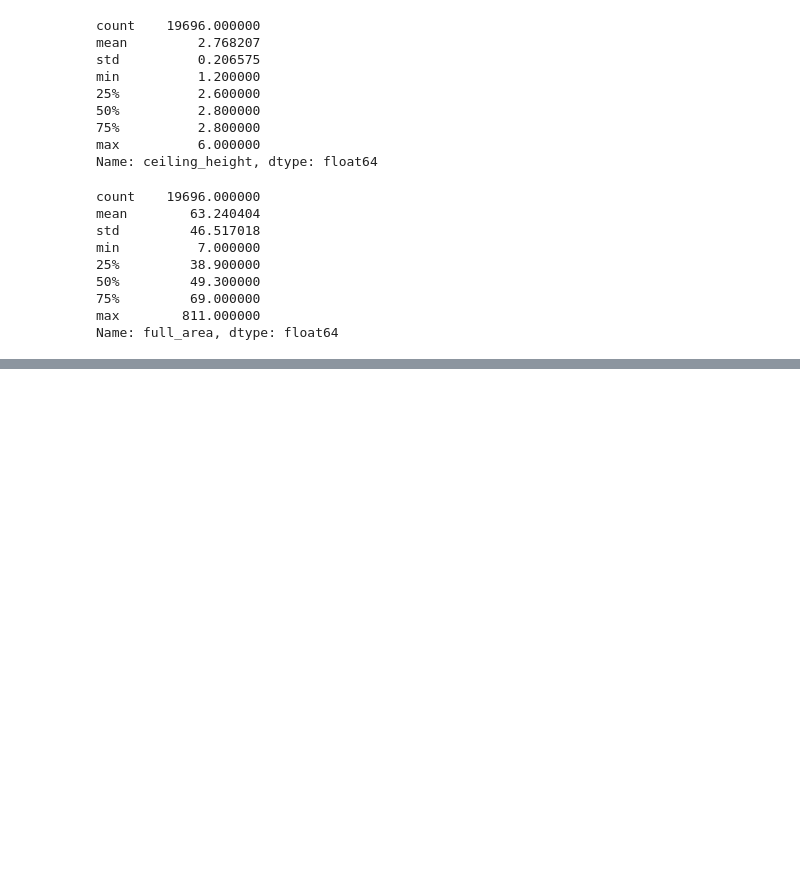
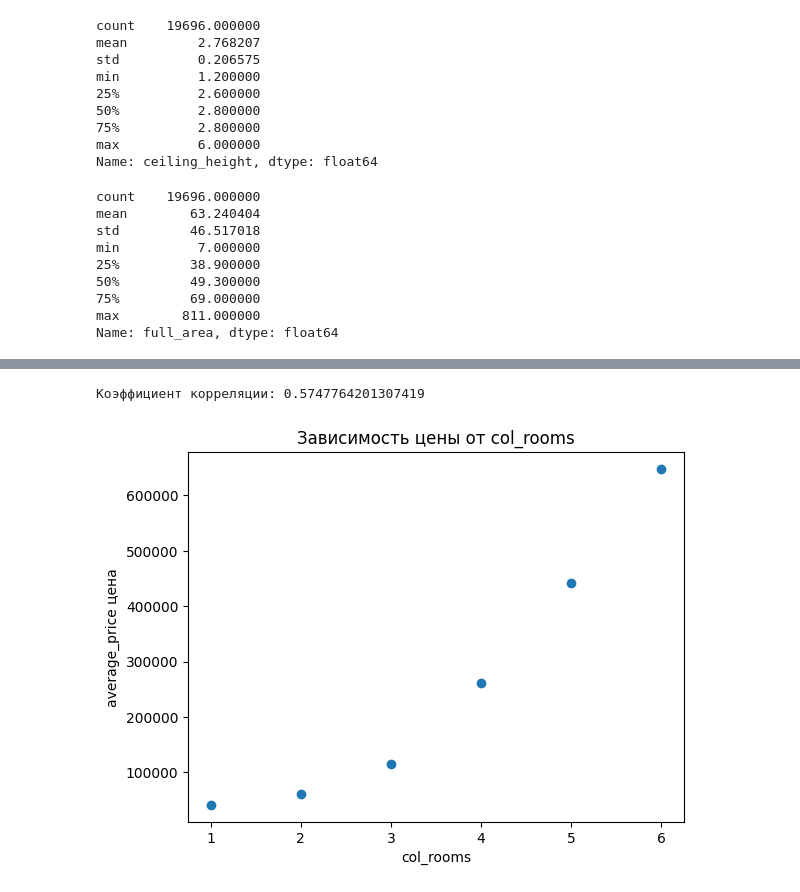
Before and after one commit to romnatall/real_estate_EDA, a Jupyter notebook: preprocessing.ipynb, the cells around one changed output, grey strips where cells are left out. Cells and saved outputs as stored; diff of their text form; code cells hidden in the pictures; blank space fills up the shorter version.

```diff
--- a/preprocessing.ipynb
+++ b/preprocessing.ipynb
@@ -426,0 +650,23 @@ data_new
+# %%
+# Группируем данные по 'col_rooms' и вычисляем среднюю цену для каждой категории
+mean_prices = data_new.groupby('col_rooms')['price'].mean()
+
+# Создаем списки категорий критерия и значений средней цены
+categories = mean_prices.index.tolist()
+prices = mean_prices.values.tolist()
+
+# Построение scatter plot
+plt.scatter(categories, prices)
+plt.xlabel('col_rooms')
+plt.ylabel('average_price цена')
+plt.title('Зависимость цены от col_rooms')
+
+# Коэффициент корреляции для критерия 'col_rooms'
+correlation = data_new['price'].corr(data_new['col_rooms'])
+print(f"Коэффициент корреляции: {correlation}")
+
+# Отображение графика
+plt.show()
+# %% [output]
+Коэффициент корреляции: 0.5747764201307419
+[figure, added]
```
Also changed, not shown: parts of 40 cells of this notebook, 3 other files.
